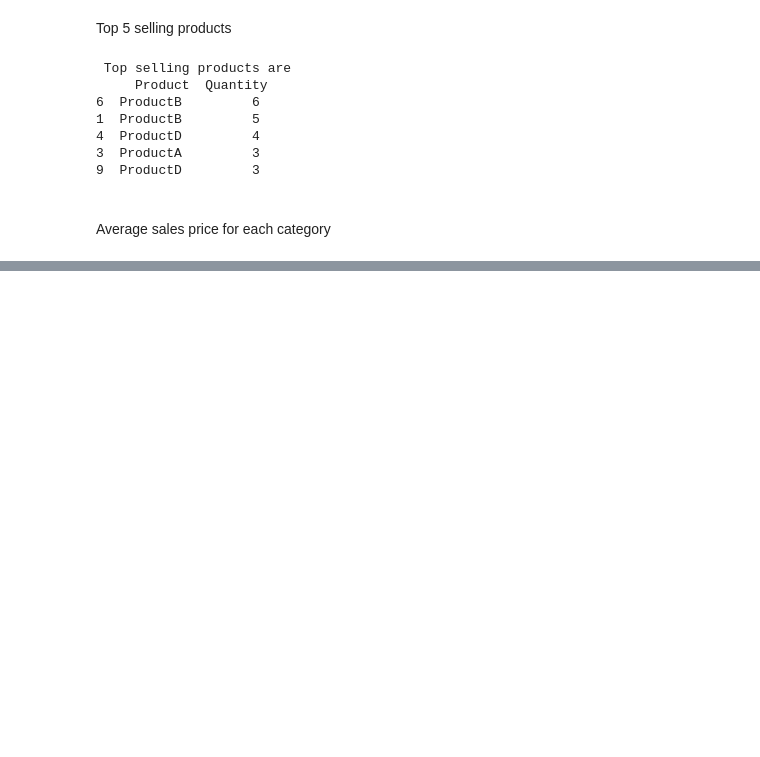
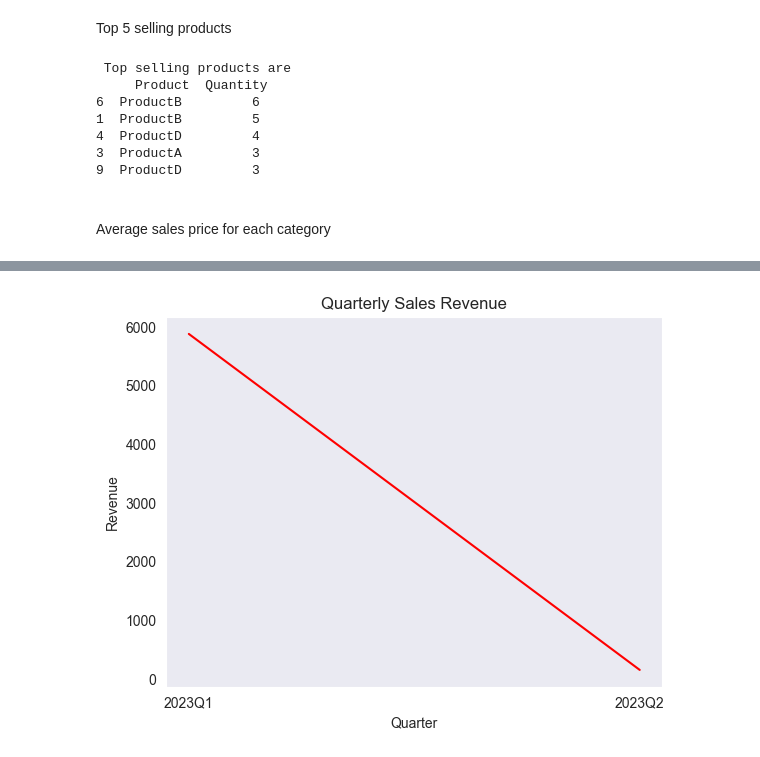
Before and after one commit to dheephiga/python-wgs, a Jupyter notebook: tasks/practice/practice-10/t10-067.ipynb, the cells around one changed output, grey strips where cells are left out. Drawn from its saved outputs; the diff is of its cells as text; code cells hidden in the pictures; blank space fills up the shorter version.

```diff
--- a/tasks/practice/practice-10/t10-067.ipynb
+++ b/tasks/practice/practice-10/t10-067.ipynb
@@ -104,0 +136,14 @@ grouped_categories.head()
+# %%
+df['Quarter'] = df['Date'].dt.to_period('Q').astype(str)
+quarterly_revenue = df.groupby('Quarter')['Revenue'].sum().reset_index()
+
+
+#Quarterly sales revenue
+sns.set_style('dark')
+sns.lineplot(x='Quarter', y='Revenue', data=quarterly_revenue, color='red')
+plt.title('Quarterly Sales Revenue')
+plt.xlabel('Quarter')
+plt.ylabel('Revenue')
+plt.show()
+# %% [output]
+[figure, added]
```
Also changed, not shown: parts of 9 cells of this notebook.
